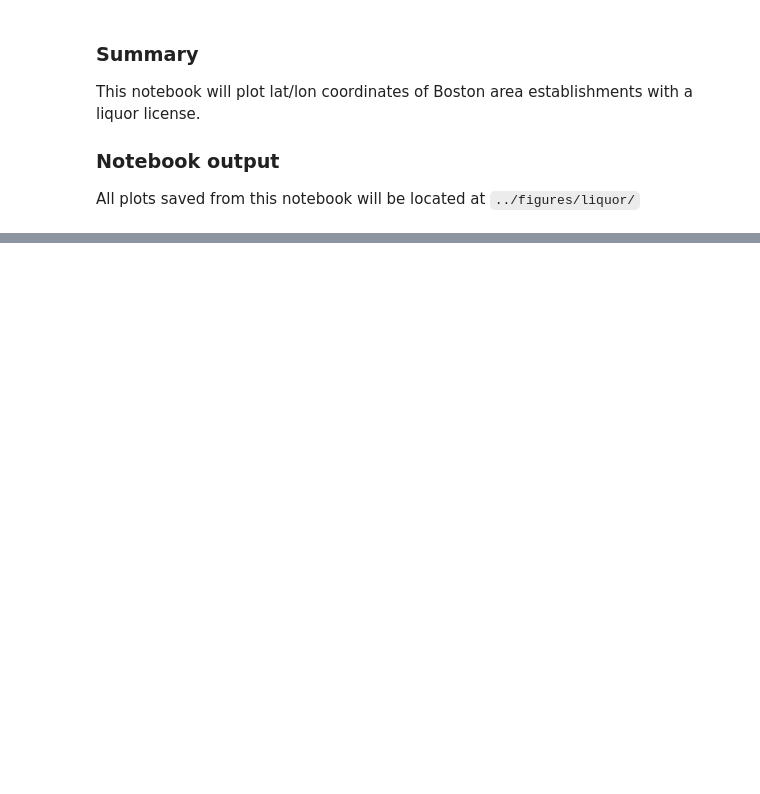
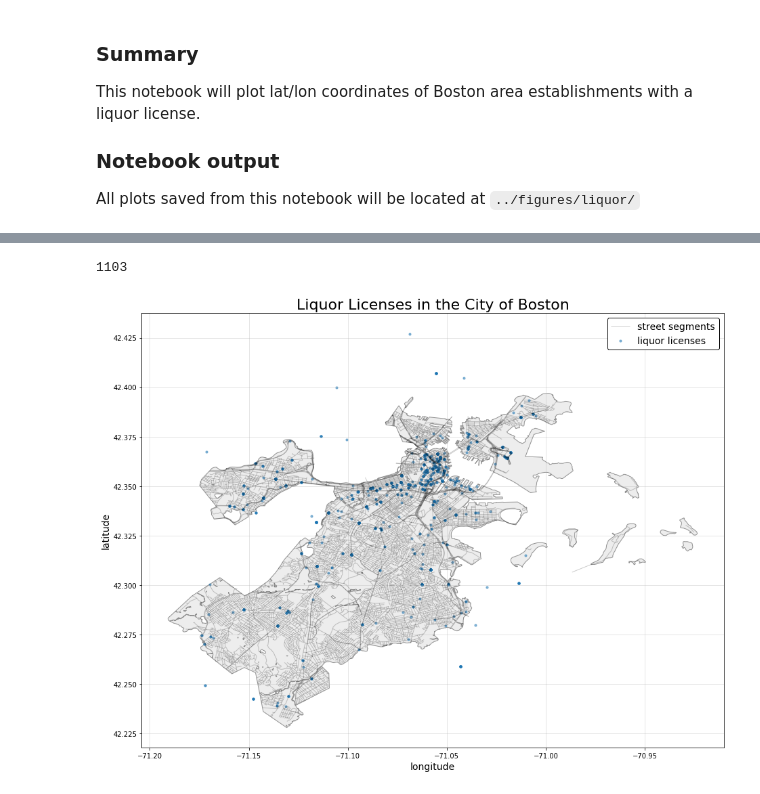
Before and after one commit to sedelmeyer/predicting-crime, a Jupyter notebook: notebooks/chris_liquor_EDA.ipynb, the cells around one changed output, grey strips where cells are left out. Saved outputs shown, nothing was run; the diff lists cells and outputs as text; code cells hidden in the pictures; blank space fills up the shorter version.

Commit message:
Update chris_liquor_EDA.ipynb
initial map of liquor licenses complete

```diff
--- a/notebooks/chris_liquor_EDA.ipynb
+++ b/notebooks/chris_liquor_EDA.ipynb
@@ -44,3 +47,56 @@ df_liquor_eda.head(3)
 | 0 | 0 | LB-101572 | Active | GOPAL | GOP All Alc. | Central Wharf Boston MA | (42.35909945, -71.0495668203563) | 42.359099 | ... |
 | 1 | 1 | LB-101576 | Active | GOPAL | GOP All Alc. | Boylston PL Boston MA | (42.316157, -71.102592) | 42.316157 | ... |
 | 2 | 2 | LB-101577 | Active | GOPAL | GOP All Alc. | State ST Boston MA | (42.3588444, -71.0572152) | 42.358844 | ... |
+# %%
+# delete all rows in Charlestown with incorrect coordinates
+drop_values = df_liquor_eda[(df_liquor_eda['Address_Complete'] == 'Main ST Charlestown MA')
+                            | (df_liquor_eda['Address_Complete'] == 'Main St Charlestown MA')].index
+df_liquor_eda.drop(drop_values, inplace=True)
+# %%
+#Validate record change down to 1103, save as new "final" processed .csv for other group members
+
+df_liquor_eda.to_csv('../data/processed/liquor_processed_final.csv', sep=',')
+len(df_liquor_eda)
+# %% [output]
+1103
+# %%
+#Map plot prep
+
+# read in SAM address data and related shapefiles
+df_crime = pd.read_csv(readfile_crime, dtype=str)
+df_sam = pd.read_csv(readfile_sam, dtype=str)
+gdf_zips = gpd.read_file(readfile_zipshapes)
+gdf_boston = gpd.read_file(readfile_cityshape)
+gdf_streets = gpd.read_file(readfile_streetshapes)
+gdf_tracts = gpd.read_file(readfile_tractshapes)
+gdf_hoods = gpd.read_file(readfile_hoodshapes)
+gdf_zonesubs = gpd.read_file(readfile_zonesubshapes)
+
+
+# convert SAM data lat/lon values to floats
+df_sam[['X', 'Y']] = df_sam[['X', 'Y']].astype(float)
+# convert crime data lat/lon values to floats
+df_crime[['Lat', 'Long']] = df_crime[['Lat', 'Long']].astype(float)
+# %%
+# plot unique SAM records with city boundary and street segments overlays
+fig, ax = plt.subplots(figsize=(16,10))
+gdf_boston.plot(ax=ax, color='lightgray', edgecolor='k', alpha=0.4)
+gdf_streets.plot(ax=ax, color='k', linewidth=1, alpha=0.2, label='street segments')
+plt.title(
+    'Liquor Licenses in the City of Boston',
+    fontsize=22
+)
+plt.scatter(
+    df_liquor_eda['Longitude'], df_liquor_eda['Latitude'],
+
+    color='tab:blue', alpha=.5, s=10,
+    label='liquor licenses'
+)
+plt.xlabel('longitude', fontsize=14)
+plt.ylabel('latitude', fontsize=14)
+plt.grid(":", alpha=0.4)
+plt.legend(edgecolor='k', framealpha=1, fontsize=14)
+plt.tight_layout()
+plt.show();
+# %% [output]
+[figure, added]
```
Also changed, not shown: parts of 1 cell of this notebook.
